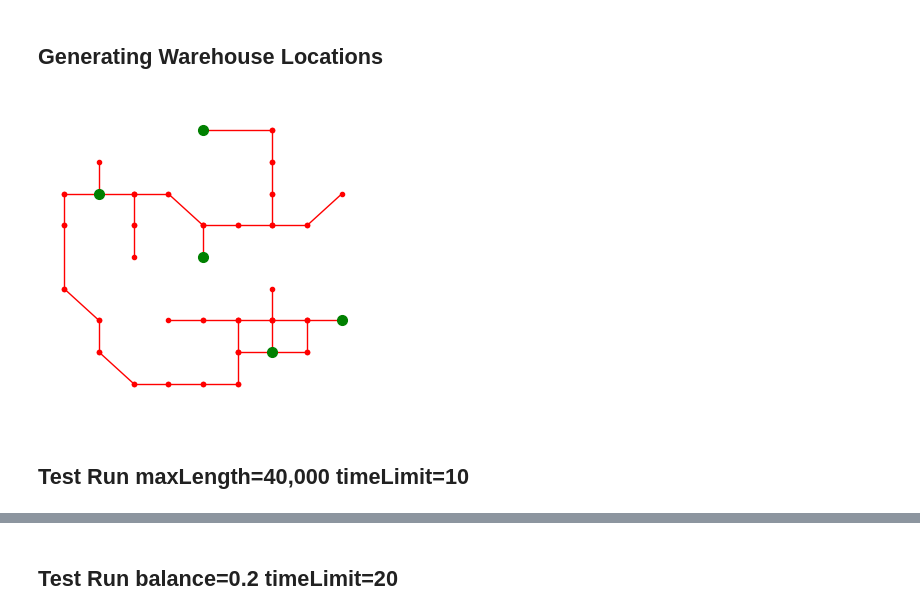
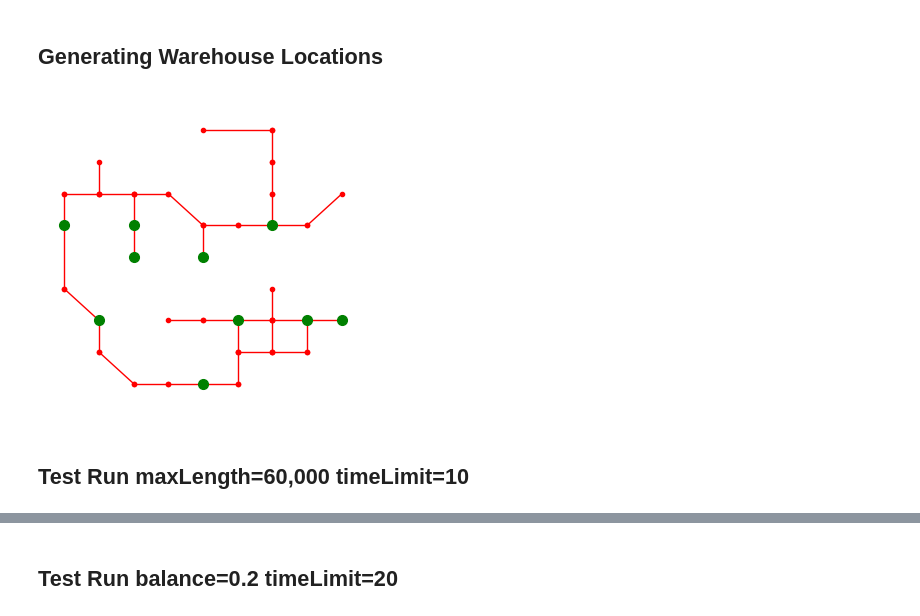
Before and after one commit to Somewhat-Coder/MSO, a Jupyter notebook: Simulation Step 8 Statistical Evaluation.ipynb, the cells around one changed output, grey strips where cells are left out. Drawn from its saved outputs; the diff is of its cells as text; code cells hidden in the pictures.

```diff
--- a/Simulation Step 8 Statistical Evaluation.ipynb
+++ b/Simulation Step 8 Statistical Evaluation.ipynb
@@ -1958,12 +1958,12 @@ import pickle
 with open('data.pickled', 'rb') as f:
     M, C = pickle.load(f)
 # %%
-Warehouses = generateMultipleWarehouseLocations(M)
+Warehouses = generateMultipleWarehouseLocations(M, 10)
 plotMap(M, T=Warehouses, msT=7)
 # %% [output]
-[figure, old version]
+[figure, new version]
 # %% [markdown]
-## Test Run maxLength=40,000 timeLimit=10
+## Test Run maxLength=60,000 timeLimit=10
 # %%
 cost_df = pd.DataFrame([])
 cost_df = cost_df.T
```
Also changed, not shown: parts of 10 cells of this notebook, 1 other file.
